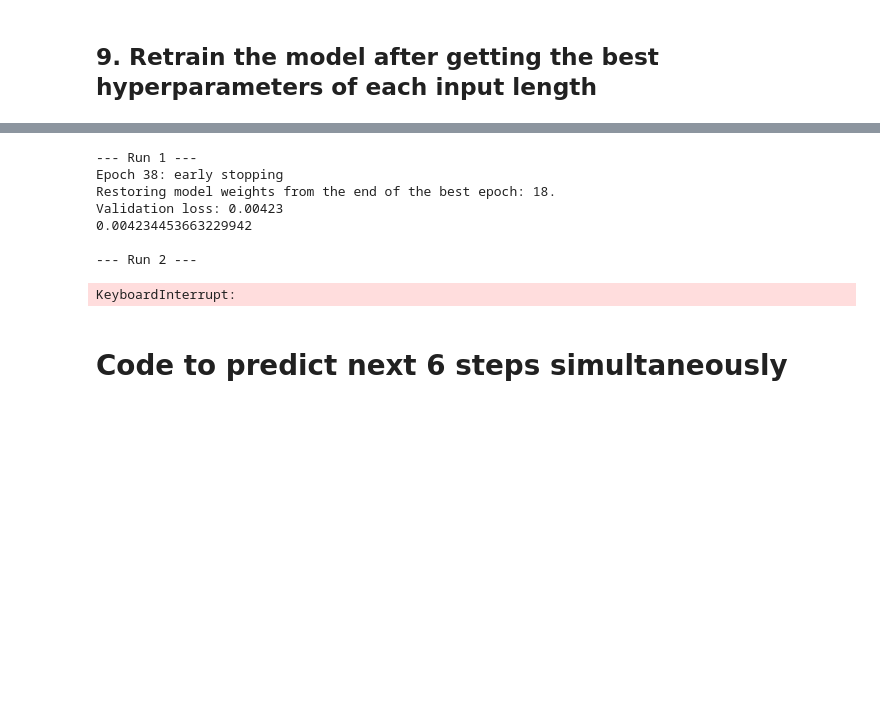
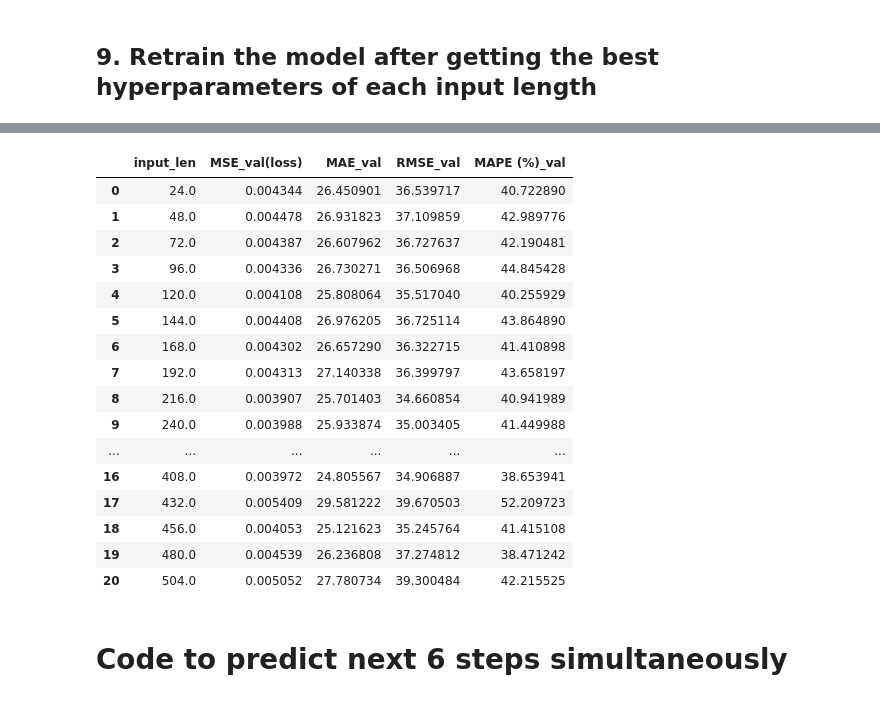
Before and after one commit to YueLi-0816/traffic_prediction, a Jupyter notebook: lstm.ipynb, the cells around one changed output, grey strips where cells are left out. Cells and saved outputs as stored; diff of their text form; code cells hidden in the pictures; blank space fills up the shorter version.

```diff
--- a/lstm.ipynb
+++ b/lstm.ipynb
@@ -1050,33 +1024,24 @@ Validation loss: 0.00419
 ... (97 outputs left out)
-# %%
-length = 96
-# Number of runs
-n_runs = 10
-
-# get the best hyperparameter of each length
-hyperparams = best_hyperparameters[length]
-# Initialize lists to store mean metrics and all metrics from each run
-mean_metrics_rows = []
-df_all_metrics_list = []
-
-for run in range(1, n_runs + 1):
-    print(f"\n--- Run {run} ---")
-
-    # Optionally set a unique seed for each run to ensure variability
-    seed = run
-    # Train the model
-    model, mse = train_model(hyperparams, data_dict, length, seed=seed)
-
-    print(mse)
-# %% [output]
---- Run 1 ---
-Epoch 38: early stopping
-Restoring model weights from the end of the best epoch: 18.
-Validation loss: 0.00423
-0.004234453663229942
-
---- Run 2 ---
-KeyboardInterrupt:
+# %%
+mean_metrics_df
+# %% [output]
+|  | input_len | MSE_val(loss) | MAE_val | RMSE_val | MAPE (%)_val |
+| 0 | 24.0 | 0.004344 | 26.450901 | 36.539717 | 40.722890 |
+| 1 | 48.0 | 0.004478 | 26.931823 | 37.109859 | 42.989776 |
+| 2 | 72.0 | 0.004387 | 26.607962 | 36.727637 | 42.190481 |
+| 3 | 96.0 | 0.004336 | 26.730271 | 36.506968 | 44.845428 |
+| 4 | 120.0 | 0.004108 | 25.808064 | 35.517040 | 40.255929 |
+| 5 | 144.0 | 0.004408 | 26.976205 | 36.725114 | 43.864890 |
+| 6 | 168.0 | 0.004302 | 26.657290 | 36.322715 | 41.410898 |
+| 7 | 192.0 | 0.004313 | 27.140338 | 36.399797 | 43.658197 |
+| 8 | 216.0 | 0.003907 | 25.701403 | 34.660854 | 40.941989 |
+| 9 | 240.0 | 0.003988 | 25.933874 | 35.003405 | 41.449988 |
+| ... | ... | ... | ... | ... | ... |
+| 16 | 408.0 | 0.003972 | 24.805567 | 34.906887 | 38.653941 |
+| 17 | 432.0 | 0.005409 | 29.581222 | 39.670503 | 52.209723 |
+| 18 | 456.0 | 0.004053 | 25.121623 | 35.245764 | 41.415108 |
+| 19 | 480.0 | 0.004539 | 26.236808 | 37.274812 | 38.471242 |
+| 20 | 504.0 | 0.005052 | 27.780734 | 39.300484 | 42.215525 |
 # %% [markdown]
 # Code to predict next 6 steps simultaneously
 # %% [markdown]
```
Also changed, not shown: parts of 30 cells of this notebook.
